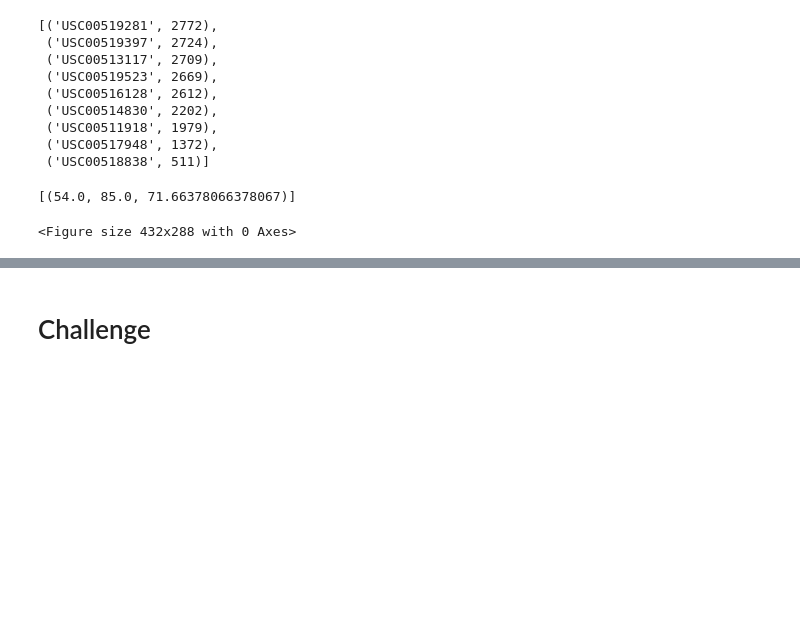
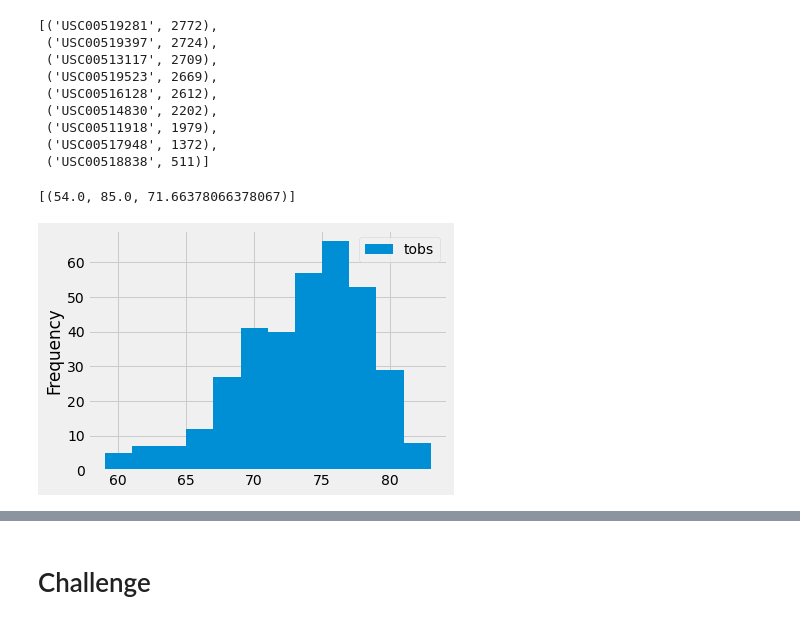
Before and after one commit to nguyenauloi/surfs_up, a Jupyter notebook: climate_analysis.ipynb, the cells around one changed output, grey strips where cells are left out. Saved outputs shown, nothing was run; the diff lists cells and outputs as text; code cells hidden in the pictures; blank space fills up the shorter version.

```diff
--- a/climate_analysis.ipynb
+++ b/climate_analysis.ipynb
@@ -135,16 +135,16 @@ filter(Measurement.station == 'USC00519281').all()
 # %%
 # 9.3.4
 # Choose the station with the highest number of temperature observations.
 # Query the last 12 months of temperature observation data for this station and plot the results as a histogram
 results = session.query(Measurement.tobs).\
 filter(Measurement.station == 'USC00519281').\
 filter(Measurement.date >= prev_year).all()
 #print(results)
 df = pd.DataFrame(results, columns=['tobs'])
-#df.plot.hist(bins=12)
+df.plot.hist(bins=12)
 plt.tight_layout()
 # %% [output]
-<Figure size 432x288 with 0 Axes>
+[figure, added]
 # %%
 # Write a function called `calc_temps` that will accept start date and end date in the format '%Y-%m-%d'
 # and return the minimum, average, and maximum temperatures for that range of dates
```
Also changed, not shown: parts of 1 cell of this notebook.
